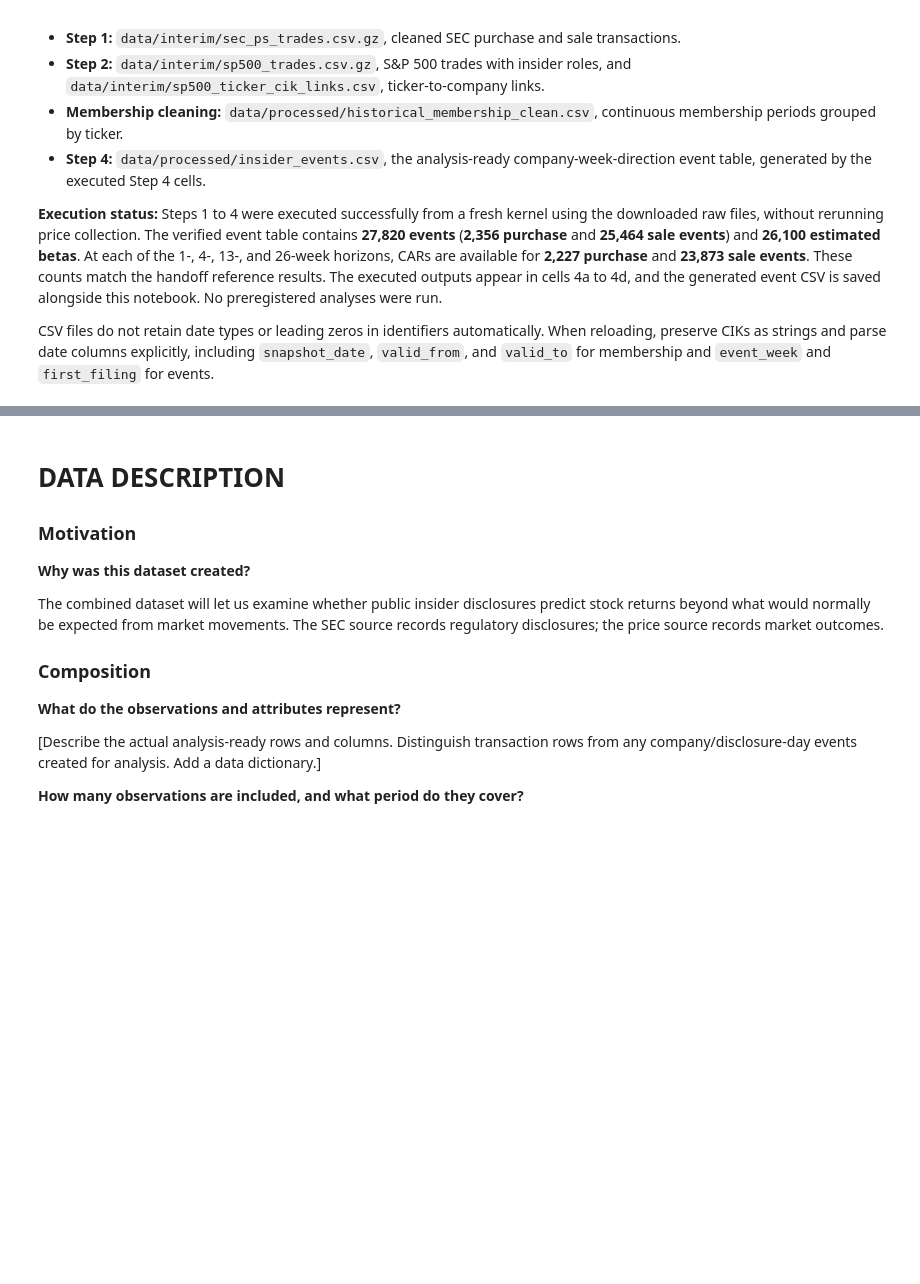
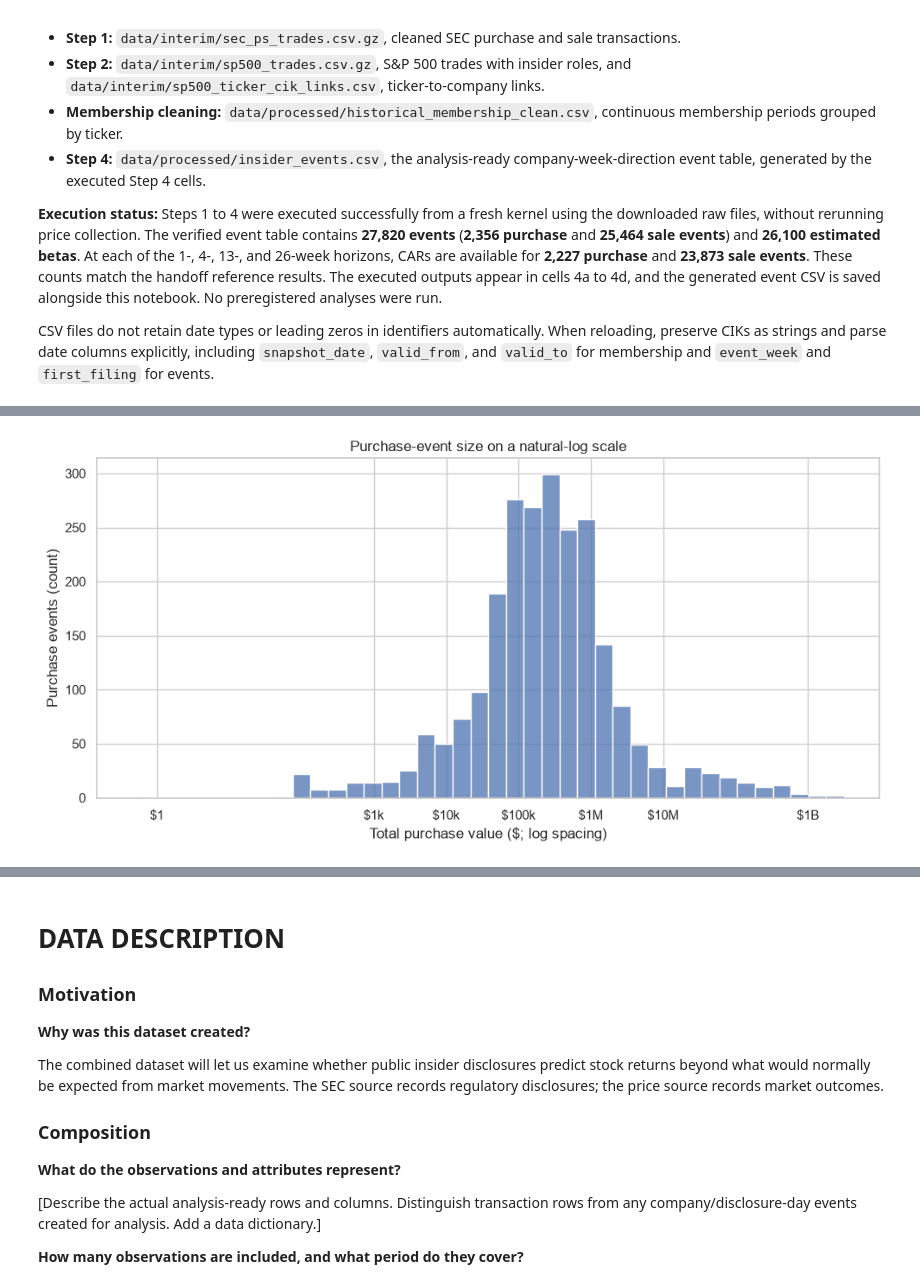
Before and after one commit to Vansh-Kakra/DSproject, a Jupyter notebook: insider-trading-phase2/phase2_insider_trading.ipynb, the cells around one changed output, grey strips where cells are left out. Drawn from its saved outputs; the diff is of its cells as text; code cells hidden in the pictures; blank space fills up the shorter version.

```diff
--- a/insider-trading-phase2/phase2_insider_trading.ipynb
+++ b/insider-trading-phase2/phase2_insider_trading.ipynb
@@ -1135,0 +1117,33 @@ questions or dataset description should change based on what the EDA reveals.]
+# %%
+# 5a. Describe sample coverage, purchase-event predictors, and recorded plan flags.
+purchase_events = df_events.loc[df_events["trans_code"].eq("P")].copy()
+sale_events = df_events.loc[df_events["trans_code"].eq("S")].copy()
+car_cols = [f"car_{h}w" for h in [1, 4, 13, 26]]
+sample_rows = []
+for direction, label in [("P", "Purchases"), ("S", "Sales")]:
+    events = df_events.loc[df_events["trans_code"].eq(direction)]
+    trades = df_sp_trades.loc[df_sp_trades["trans_code"].eq(direction)]
+    sample_rows.append({"direction": label, "trades": len(trades), "events": len(events),
+                        "companies": events["issuer_cik"].nunique(),
+                        "first filing": trades["filing_date"].min().date(),
+                        "last filing": trades["filing_date"].max().date(),
+                        "first event": events["event_week"].min().date(),
+                        "last event": events["event_week"].max().date(),
+                        "all CARs available (%)": 100 * events[car_cols].notna().all(axis=1).mean()})
+display(pd.DataFrame(sample_rows).set_index("direction").round(2))
+coverage = df_events.groupby("trans_code")[car_cols].count().rename(index={"P": "Purchases", "S": "Sales"})
+display(coverage)
+typical = purchase_events[["total_value", "n_insiders", "beta", "mean_filing_lag"]].describe(percentiles=[.25, .5, .75]).T
+typical["IQR"] = typical["75%"] - typical["25%"]
+typical.index = ["Purchase value ($)", "Distinct insiders (count)", "Beta (unitless)", "Mean filing lag (calendar days)"]
+display(typical.round(2))
+role_counts = purchase_events["role"].value_counts().rename("events").to_frame()
+role_counts["share (%)"] = 100 * role_counts["events"] / len(purchase_events)
+display(role_counts.round(2))
+plan_events = purchase_events.loc[purchase_events["first_filing"].ge("2023-01-01")]
+plan_flags = plan_events["any_plan_10b5_1"]
+display(pd.Series({"2023+ purchase events": len(plan_events), "observed flags": plan_flags.notna().sum(),
+                   "missing flags": plan_flags.isna().sum(), "flagged events": plan_flags.eq(1).sum(),
+                   "flagged among observed (%)": 100 * plan_flags.mean(),
+                   "mixed purchase events": purchase_events["mixed_week"].sum(),
+                   "mixed purchase events (%)": 100 * purchase_events["mixed_week"].mean()}, name="value").round(2))
@@ -1135,0 +1244,11 @@ questions or dataset description should change based on what the EDA reveals.]
+# %%
+# 5d. Plot log purchase values with dollar labels on the logarithmic coordinates.
+fig, ax = plt.subplots(figsize=(10, 5))
+sns.histplot(data=purchase_events, x="log_value", bins=40, ax=ax)
+dollar_ticks = np.array([1, 1_000, 10_000, 100_000, 1_000_000, 10_000_000, 1_000_000_000])
+ax.set_xticks(np.log(dollar_ticks), ["$1", "$1k", "$10k", "$100k", "$1M", "$10M", "$1B"])
+ax.set(title="Purchase-event size on a natural-log scale", xlabel="Total purchase value ($; log spacing)", ylabel="Purchase events (count)")
+fig.tight_layout()
+plt.show()
+# %% [output]
+[figure, added]
```
Also changed, not shown: parts of 32 cells of this notebook.
